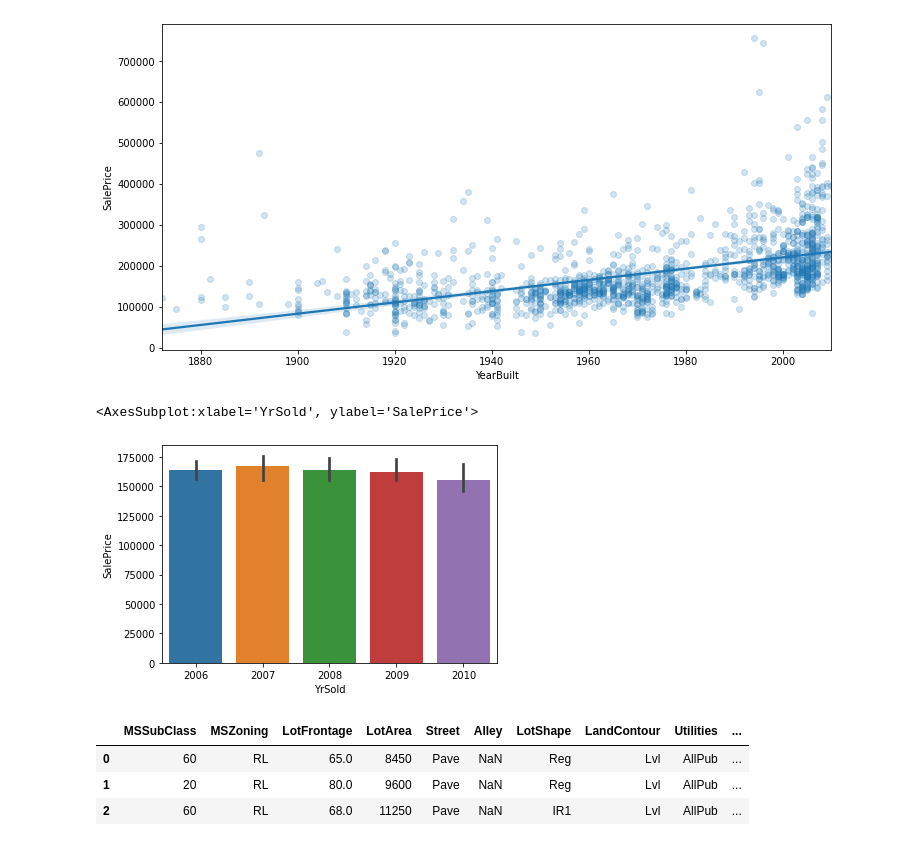
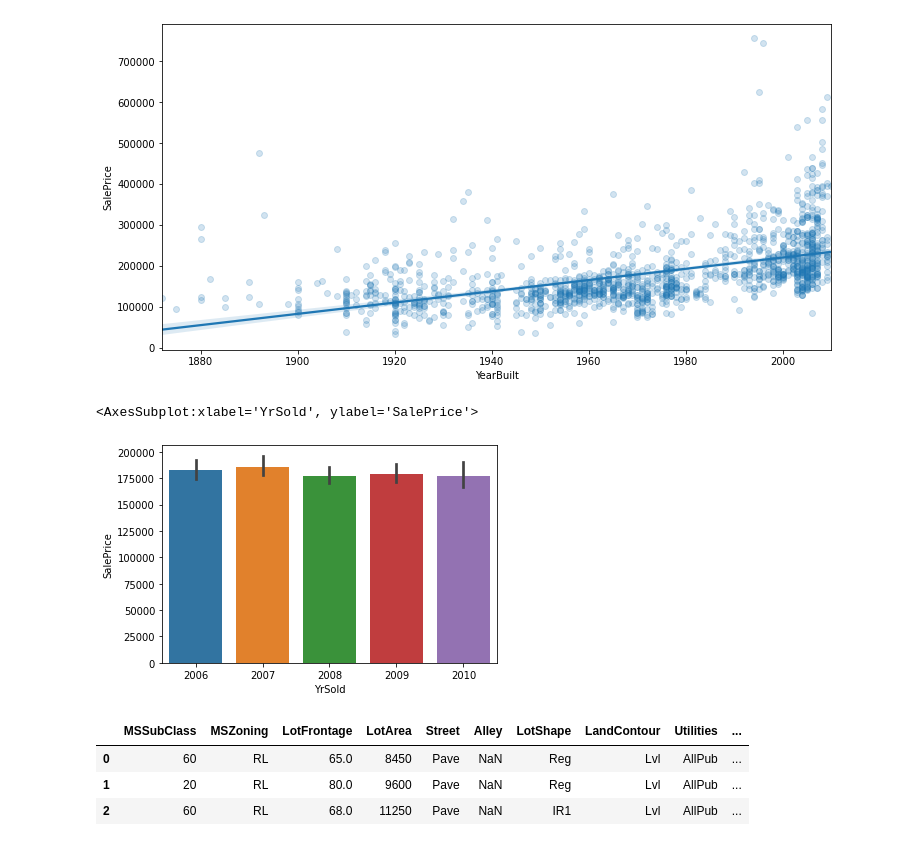
Before and after one commit to zhpinkman/house-pricing-regressor, a Jupyter notebook: house-pricing.ipynb, the cells around one changed output. Drawn from its saved outputs; the diff is of its cells as text; code cells hidden in the pictures.

```diff
--- a/house-pricing.ipynb
+++ b/house-pricing.ipynb
@@ -129,10 +129,10 @@ sns.regplot(data=df, x = 'YearBuilt', y='SalePrice', scatter_kws={'alpha':0.2})
 <AxesSubplot:xlabel='YearBuilt', ylabel='SalePrice'>
 [figure]
 # %%
-sns.barplot(x='YrSold', y="SalePrice", data = df, estimator = np.median)
+sns.barplot(x='YrSold', y="SalePrice", data = df)
 # %% [output]
 <AxesSubplot:xlabel='YrSold', ylabel='SalePrice'>
-[figure, old version]
+[figure, new version]
 # %%
 df.head(3)
 # %% [output]
```
Also changed, not shown: parts of 42 cells of this notebook, 6 other files.
